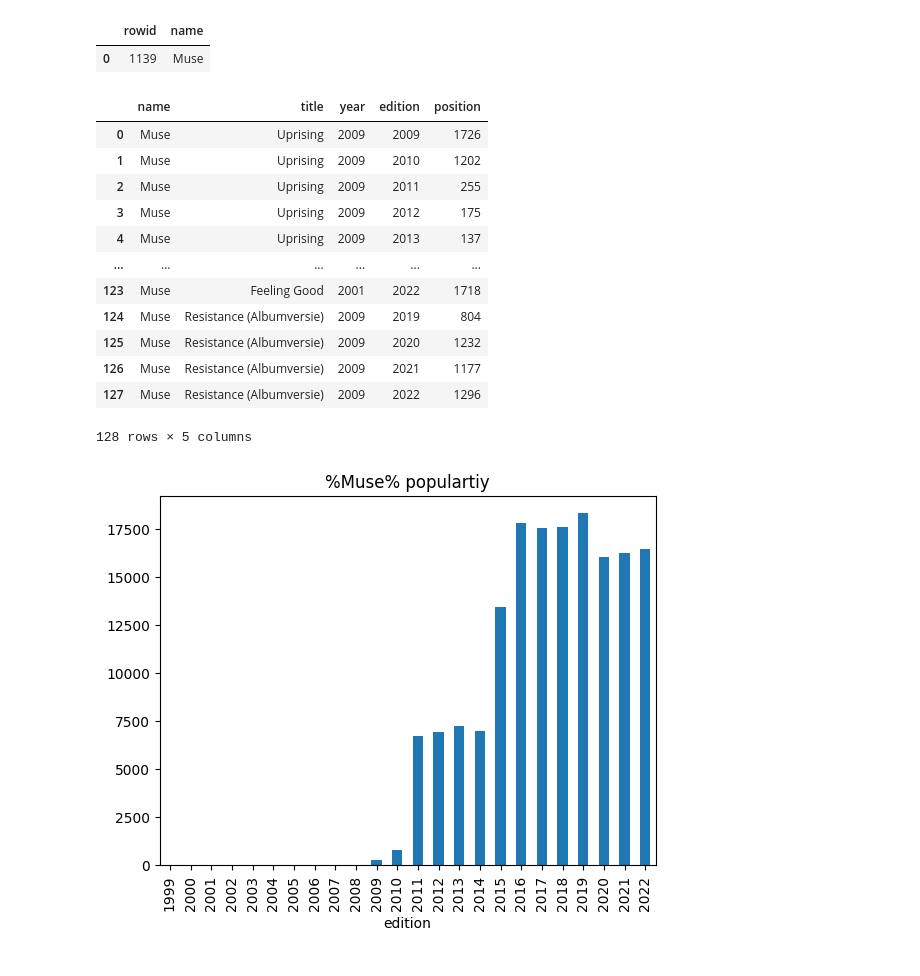
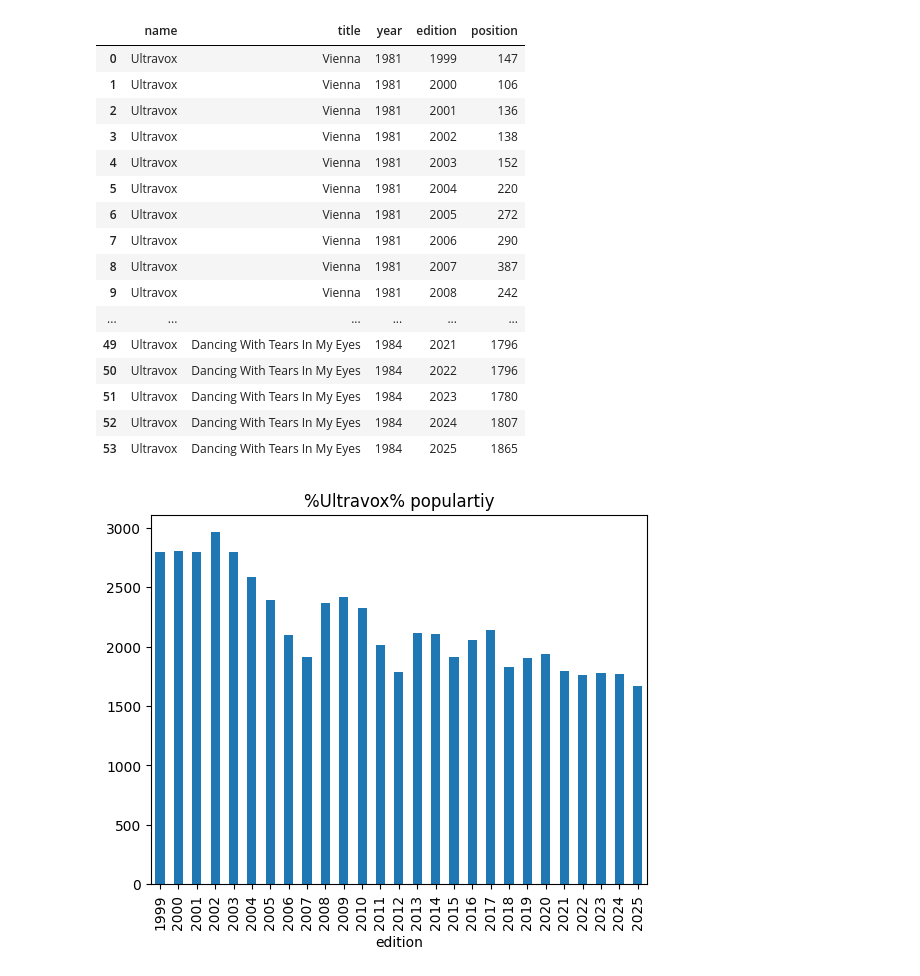
Before and after one commit to dwaard/py2000, a Jupyter notebook: Artist Analysis.ipynb, the cells around one changed output. Saved outputs shown, nothing was run; the diff lists cells and outputs as text; code cells hidden in the pictures.

```diff
--- a/Artist Analysis.ipynb
+++ b/Artist Analysis.ipynb
@@ -2,39 +2,40 @@
 import pandas as pd
 import matplotlib.pyplot as plt
 import db
-# %%
-artist = "%Muse%"
-
-sql = 'SELECT rowid, * FROM Artist WHERE name LIKE "%s"' % artist
-dfa = db.dataframe(sql)
-dfa
-# %% [output]
-|  | rowid | name |
-| 0 | 1139 | Muse |
 # %%
+artist = "%Ultravox%"
+selection_clause = "name LIKE"
+sql = 'SELECT rowid, * FROM Artist WHERE name LIKE "%s"' % artist
+dfa = db.dataframe(sql)
+dfa
+
 sql = """
     SELECT A.name, S.title, S.year, O.edition, O.position
     FROM Occurance O
     INNER JOIN Song S ON S.rowid = O.song
     INNER JOIN Artist A ON A.rowid = S.artist
     WHERE A.rowid IN (%s)
 """ % ", ".join(str(e) for e in dfa['rowid'].values.tolist())
 df = db.dataframe(sql)
 df
 # %% [output]
 |  | name | title | year | edition | position |
-| 0 | Muse | Uprising | 2009 | 2009 | 1726 |
-| 1 | Muse | Uprising | 2009 | 2010 | 1202 |
-| 2 | Muse | Uprising | 2009 | 2011 | 255 |
-| 3 | Muse | Uprising | 2009 | 2012 | 175 |
-| 4 | Muse | Uprising | 2009 | 2013 | 137 |
+| 0 | Ultravox | Vienna | 1981 | 1999 | 147 |
+| 1 | Ultravox | Vienna | 1981 | 2000 | 106 |
+| 2 | Ultravox | Vienna | 1981 | 2001 | 136 |
+| 3 | Ultravox | Vienna | 1981 | 2002 | 138 |
+| 4 | Ultravox | Vienna | 1981 | 2003 | 152 |
+| 5 | Ultravox | Vienna | 1981 | 2004 | 220 |
+| 6 | Ultravox | Vienna | 1981 | 2005 | 272 |
+| 7 | Ultravox | Vienna | 1981 | 2006 | 290 |
+| 8 | Ultravox | Vienna | 1981 | 2007 | 387 |
+| 9 | Ultravox | Vienna | 1981 | 2008 | 242 |
 | ... | ... | ... | ... | ... | ... |
-| 123 | Muse | Feeling Good | 2001 | 2022 | 1718 |
-| 124 | Muse | Resistance (Albumversie) | 2009 | 2019 | 804 |
-| 125 | Muse | Resistance (Albumversie) | 2009 | 2020 | 1232 |
-| 126 | Muse | Resistance (Albumversie) | 2009 | 2021 | 1177 |
-| 127 | Muse | Resistance (Albumversie) | 2009 | 2022 | 1296 |
+| 49 | Ultravox | Dancing With Tears In My Eyes | 1984 | 2021 | 1796 |
+| 50 | Ultravox | Dancing With Tears In My Eyes | 1984 | 2022 | 1796 |
+| 51 | Ultravox | Dancing With Tears In My Eyes | 1984 | 2023 | 1780 |
+| 52 | Ultravox | Dancing With Tears In My Eyes | 1984 | 2024 | 1807 |
+| 53 | Ultravox | Dancing With Tears In My Eyes | 1984 | 2025 | 1865 |
-128 rows × 5 columns
 # %%
 sql = """
     SELECT Y.edition, S.score
@@ -56,7 +57,7 @@ df = df.set_index('edition')
 ax = df.plot.bar(title="{} populartiy".format(artist), legend=False)
 plt.show()
 # %% [output]
-[figure, old version]
+[figure, new version]
 # %%
 dfs = db.dataframe("SELECT rowid, title, year FROM Song WHERE artist IN (%s)" % ", ".join(str(e) for e in dfa['rowid'].values.tolist())).set_index('rowid')
 dfs
```
Also changed, not shown: parts of 2 cells of this notebook, 10 other files.
